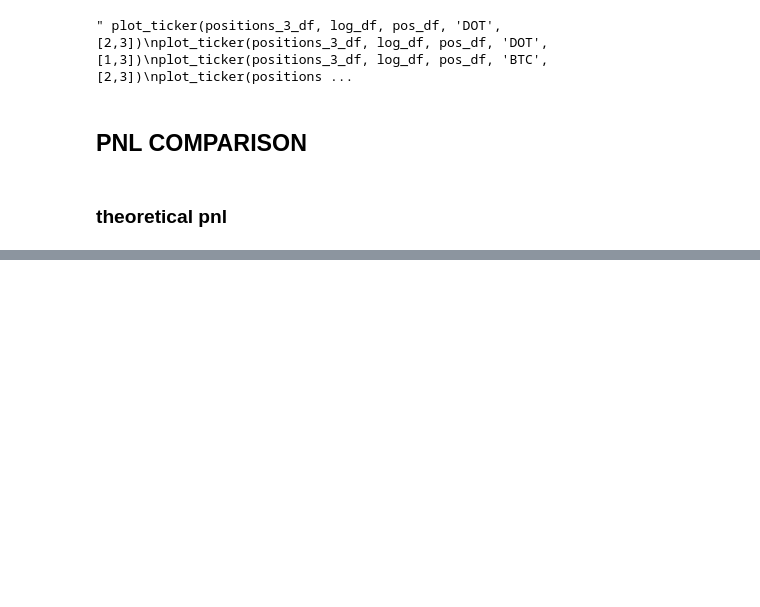
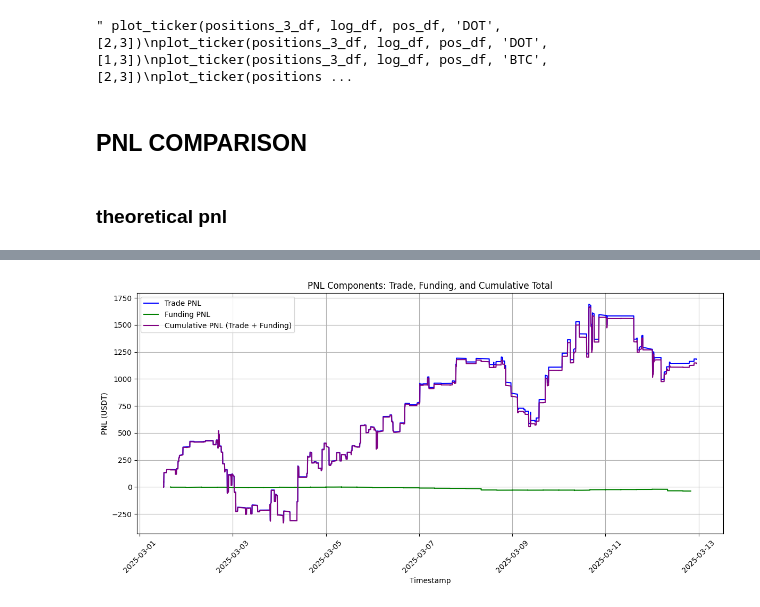
Before and after one commit to marescialloNino/pnl-analysis, a Jupyter notebook: okx_positions.ipynb, the cells around one changed output, grey strips where cells are left out. Drawn from its saved outputs; the diff is of its cells as text; code cells hidden in the pictures; blank space fills up the shorter version.

```diff
--- a/okx_positions.ipynb
+++ b/okx_positions.ipynb
@@ -844,0 +933,84 @@ timestamp
+# %%
+import pandas as pd
+import matplotlib.pyplot as plt
+
+def extract_and_sum_pnl_by_timestamp(trade_file_path: str) -> tuple[pd.DataFrame, pd.DataFrame, pd.DataFrame]:
+    """
+    Extract non-zero PNL from trades and funding, aggregate by timestamp, and compute cumulative sum.
+
+    Args:
+        trade_file_path (str): Path to CSV with exchange trade data.
+
+    Returns:
+        tuple: (df_trade_pnl, df_funding_pnl, df_total_pnl) with timestamp, aggregated PNL, and cumulative PNL for total.
+    """
+    # Load data
+    df_trades = pd.read_csv(trade_file_path)
+    df_trades['ts'] = pd.to_datetime(df_trades['ts'], unit='ms')  # Convert timestamp to datetime
+
+    # Filter for non-zero PNL
+    df_non_zero_pnl = df_trades[df_trades['pnl'] != 0].copy()
+
+    # Separate trades and funding
+    df_trade_pnl = df_non_zero_pnl[df_non_zero_pnl['txtype'] == "Trade"][['ts', 'pnl']].copy()
+    df_funding_pnl = df_non_zero_pnl[df_non_zero_pnl['txtype'] == "Fundingfee"][['ts', 'pnl']].copy()
+
+    # Aggregate by timestamp
+    df_trade_pnl = df_trade_pnl.groupby('ts', as_index=False)['pnl'].sum()
+    df_funding_pnl = df_funding_pnl.groupby('ts', as_index=False)['pnl'].sum()
+
+    # Sort by timestamp
+    df_trade_pnl = df_trade_pnl.sort_values('ts')
+    df_trade_pnl["cumulative_pnl"] = df_trade_pnl["pnl"].cumsum()
+
+
+    df_funding_pnl = df_funding_pnl.sort_values('ts')
+    df_funding_pnl["cumulative_pnl"] = df_funding_pnl["pnl"].cumsum()
+
+    # Combine for total PNL and compute cumulative sum
+    df_total_pnl = pd.concat([df_trade_pnl, df_funding_pnl], ignore_index=True)
+    df_total_pnl = df_total_pnl.groupby('ts', as_index=False)['pnl'].sum()
+    df_total_pnl = df_total_pnl.sort_values('ts')
+    df_total_pnl['cumulative_pnl'] = df_total_pnl['pnl'].cumsum()
+
+    return df_trade_pnl, df_funding_pnl, df_total_pnl
+
+def plot_pnl_components(df_trade_pnl: pd.DataFrame, df_funding_pnl: pd.DataFrame, df_total_pnl: pd.DataFrame):
+    """
+    Plot trade PNL, funding PNL, and cumulative total PNL over time.
+    """
+    plt.figure(figsize=(12, 6))
+
+    if not df_trade_pnl.empty:
+        plt.plot(df_trade_pnl['ts'], df_trade_pnl['cumulative_pnl'], label='Trade PNL', color='blue')
+
+    if not df_funding_pnl.empty:
+        plt.plot(df_funding_pnl['ts'], df_funding_pnl['cumulative_pnl'], label='Funding PNL', color='green')
+
+    if not df_total_pnl.empty:
+        plt.plot(df_total_pnl['ts'], df_total_pnl['cumulative_pnl'], label='Cumulative PNL (Trade + Funding)', color='purple')
+
+    plt.xlabel('Timestamp')
+    plt.ylabel('PNL (USDT)')
+    plt.title('PNL Components: Trade, Funding, and Cumulative Total')
+    plt.legend()
+    plt.grid()
+    plt.xticks(rotation=45)
+    plt.tight_layout()
+    plt.show()
+
+# Example usage
+trade_file_path = 'okx_edo1.csv'  # Replace with your file path
+df_trade_pnl, df_funding_pnl, df_total_pnl = extract_and_sum_pnl_by_timestamp(trade_file_path)
+
+# Print results
+print("\nTrade PNL (aggregated by timestamp):")
+print(df_trade_pnl)
+print("\nFunding PNL (aggregated by timestamp):")
+print(df_funding_pnl)
+print("\nTotal PNL (aggregated by timestamp with cumulative sum):")
+print(df_total_pnl)
+
+# Plot
+plot_pnl_components(df_trade_pnl, df_funding_pnl, df_total_pnl)
+# %% [output]
@@ -844,0 +1034 @@ timestamp
+[figure, added]
```
Also changed, not shown: parts of 10 cells of this notebook, 19 other files.
